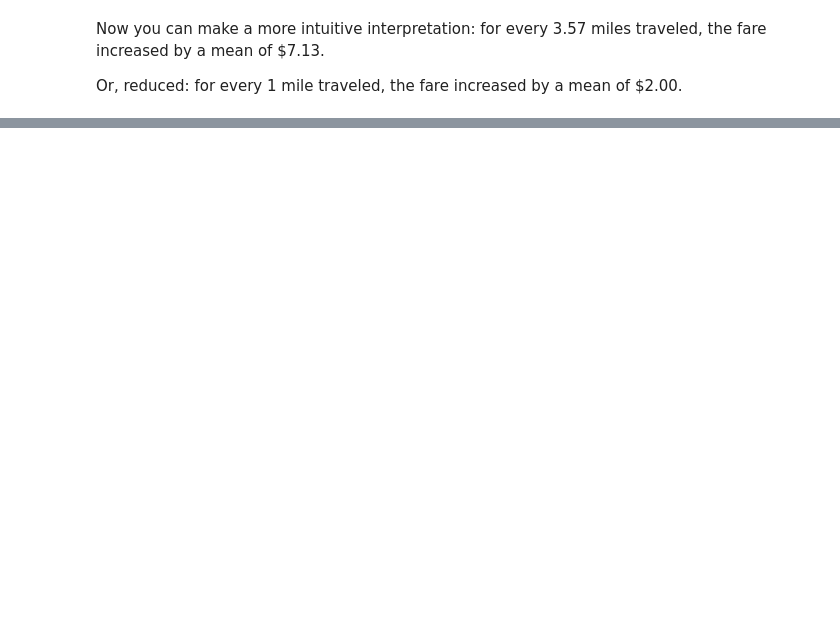
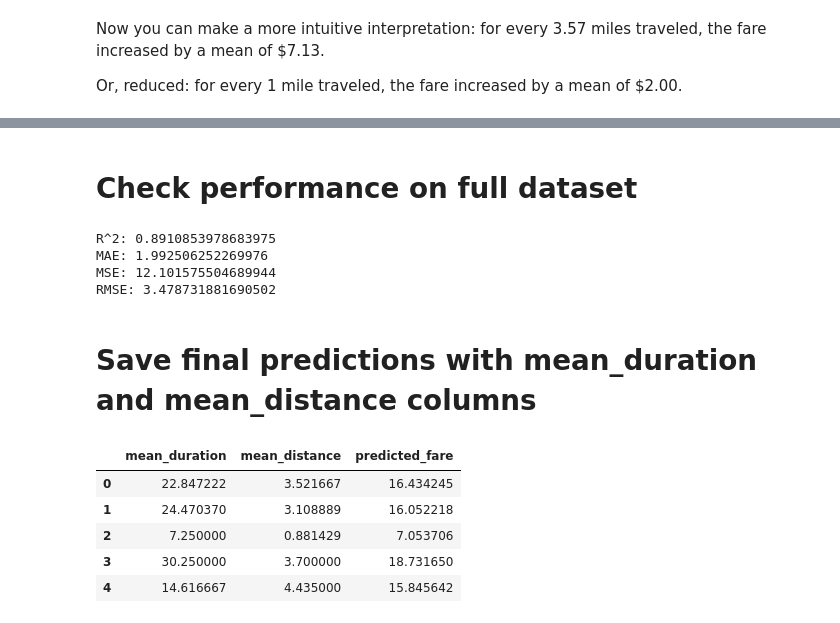
Before and after one commit to Wolfman614/TLC-Project, a Jupyter notebook: TLC Regression Analysis.ipynb, the cells around one changed output, grey strips where cells are left out. Saved outputs shown, nothing was run; the diff lists cells and outputs as text; code cells hidden in the pictures; blank space fills up the shorter version.

```diff
--- a/TLC Regression Analysis.ipynb
+++ b/TLC Regression Analysis.ipynb
@@ -725,0 +771,17 @@ Or, reduced: for every 1 mile traveled, the fare increased by a mean of $2.00.
+# %%
+X_scaled = scaler.transform(X)
+y_preds_full = lr.predict(X_scaled)
+# %%
+# Impute 52 at all predictions where RatecodeID is 2.
+
+# Create a new df containing just the RatecodeID col from the whole dataset
+final_preds = df[['RatecodeID']].copy()
+
+# Add a column containing all the predictions
+final_preds['y_preds_full'] = y_preds_full
+
+# Impute a prediction of 52 at all rows where RatecodeID == 2
+final_preds.loc[final_preds['RatecodeID']==2, 'y_preds_full'] = 52
+
+# Check that it worked
+final_preds[final_preds['RatecodeID']==2].head()
@@ -725,0 +795,28 @@ Or, reduced: for every 1 mile traveled, the fare increased by a mean of $2.00.
+# %% [markdown]
+# Check performance on full dataset
+# %%
+final_preds = final_preds['y_preds_full']
+print('R^2:', r2_score(y, final_preds))
+print('MAE:', mean_absolute_error(y, final_preds))
+print('MSE:', mean_squared_error(y, final_preds))
+print('RMSE:',np.sqrt(mean_squared_error(y, final_preds)))
+# %% [output]
+R^2: 0.8910853978683975
+MAE: 1.992506252269976
+MSE: 12.101575504689944
+RMSE: 3.478731881690502
+# %% [markdown]
+# Save final predictions with mean_duration and mean_distance columns
+# %%
+# Combine means columns with predictions column
+nyc_preds_means = df[['mean_duration', 'mean_distance']].copy()
+nyc_preds_means['predicted_fare'] = final_preds
+
+nyc_preds_means.head()
+# %% [output]
+|  | mean_duration | mean_distance | predicted_fare |
+| 0 | 22.847222 | 3.521667 | 16.434245 |
+| 1 | 24.470370 | 3.108889 | 16.052218 |
+| 2 | 7.250000 | 0.881429 | 7.053706 |
+| 3 | 30.250000 | 3.700000 | 18.731650 |
+| 4 | 14.616667 | 4.435000 | 15.845642 |
```
Also changed, not shown: parts of 14 cells of this notebook.
